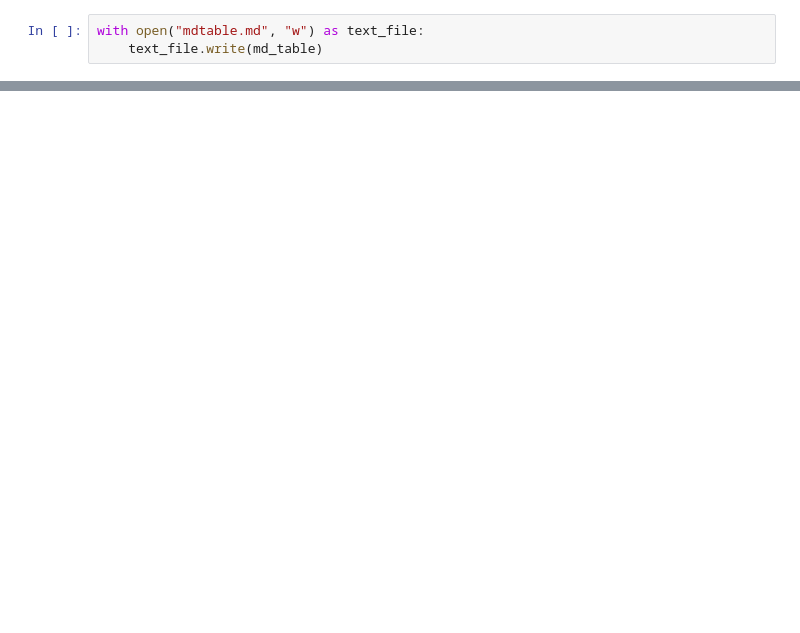
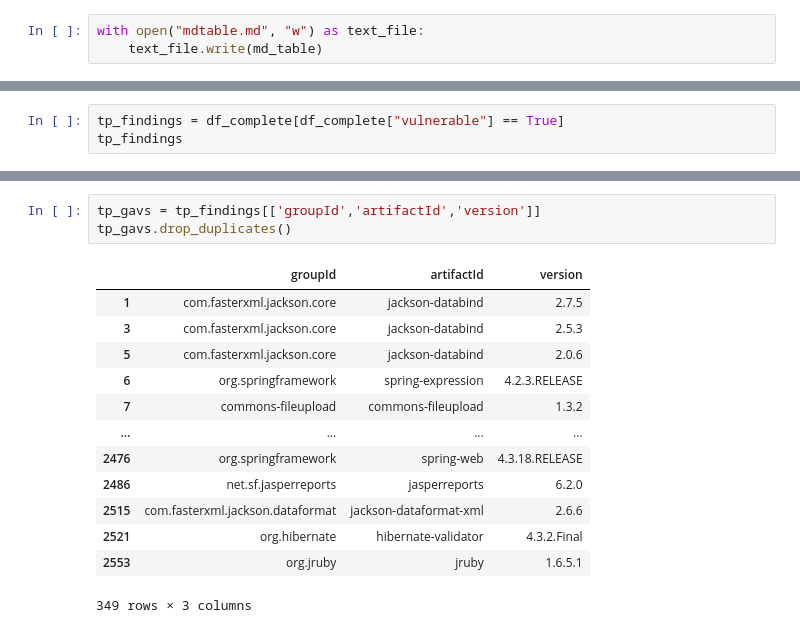
Before and after one commit to secure-software-engineering/achilles-benchmark-depscanners, a Jupyter notebook: stats.ipynb, the cells around one changed output, grey strips where cells are left out. Saved outputs shown, nothing was run; the diff lists cells and outputs as text; blank space fills up the shorter version.

```diff
--- a/stats.ipynb
+++ b/stats.ipynb
@@ -116,0 +119,3 @@ with open("mdtable.md", "w") as text_file:
+# %%
+tp_findings = df_complete[df_complete["vulnerable"] == True]
+tp_findings
@@ -116,0 +136,17 @@ with open("mdtable.md", "w") as text_file:
+# %%
+tp_gavs = tp_findings[['groupId','artifactId','version']]
+tp_gavs.drop_duplicates()
+# %% [output]
+|  | groupId | artifactId | version |
+| 1 | com.fasterxml.jackson.core | jackson-databind | 2.7.5 |
+| 3 | com.fasterxml.jackson.core | jackson-databind | 2.5.3 |
+| 5 | com.fasterxml.jackson.core | jackson-databind | 2.0.6 |
+| 6 | org.springframework | spring-expression | 4.2.3.RELEASE |
+| 7 | commons-fileupload | commons-fileupload | 1.3.2 |
+| ... | ... | ... | ... |
+| 2476 | org.springframework | spring-web | 4.3.18.RELEASE |
+| 2486 | net.sf.jasperreports | jasperreports | 6.2.0 |
+| 2515 | com.fasterxml.jackson.dataformat | jackson-dataformat-xml | 2.6.6 |
+| 2521 | org.hibernate | hibernate-validator | 4.3.2.Final |
+| 2553 | org.jruby | jruby | 1.6.5.1 |
+349 rows × 3 columns
```
Also changed, not shown: parts of 4 cells of this notebook.
